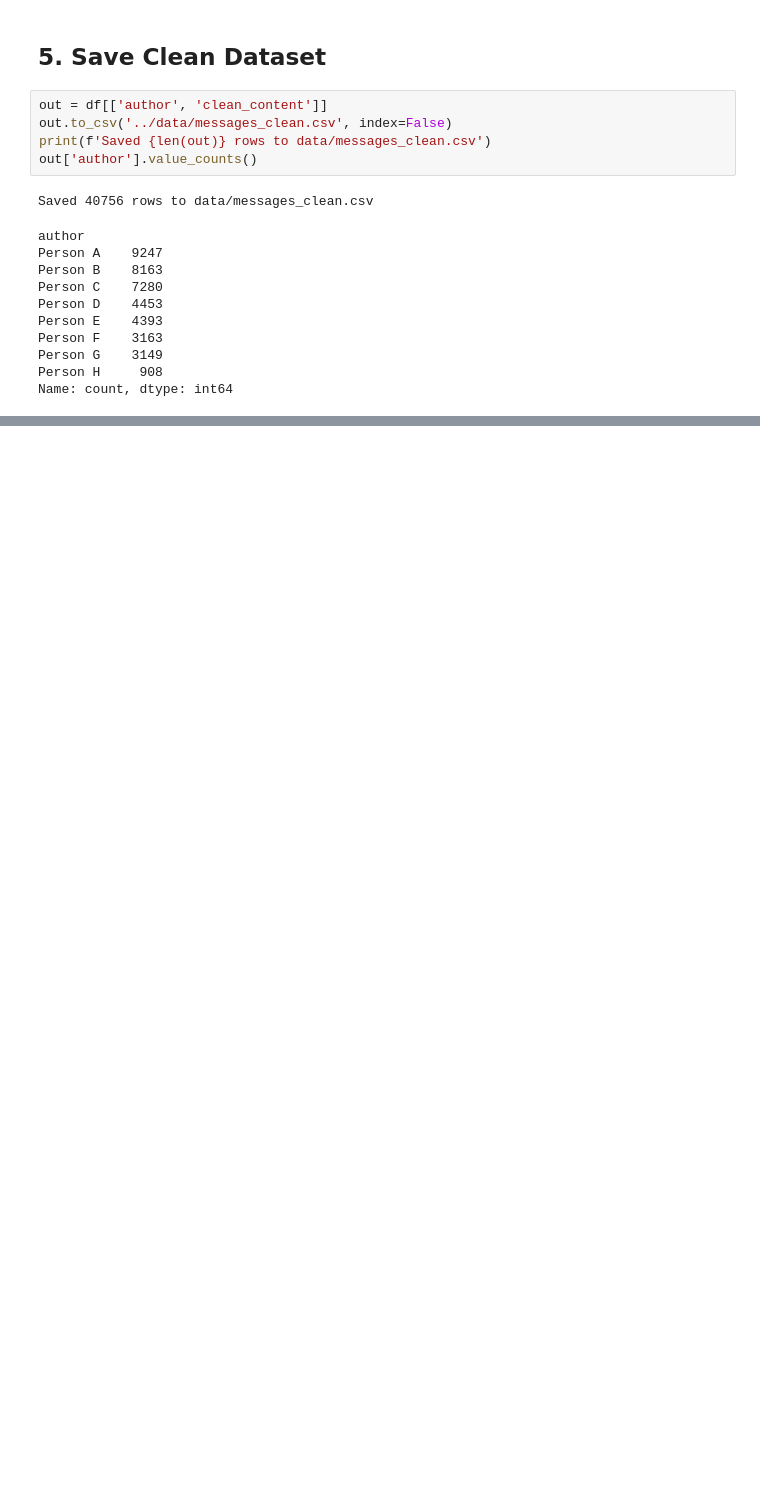
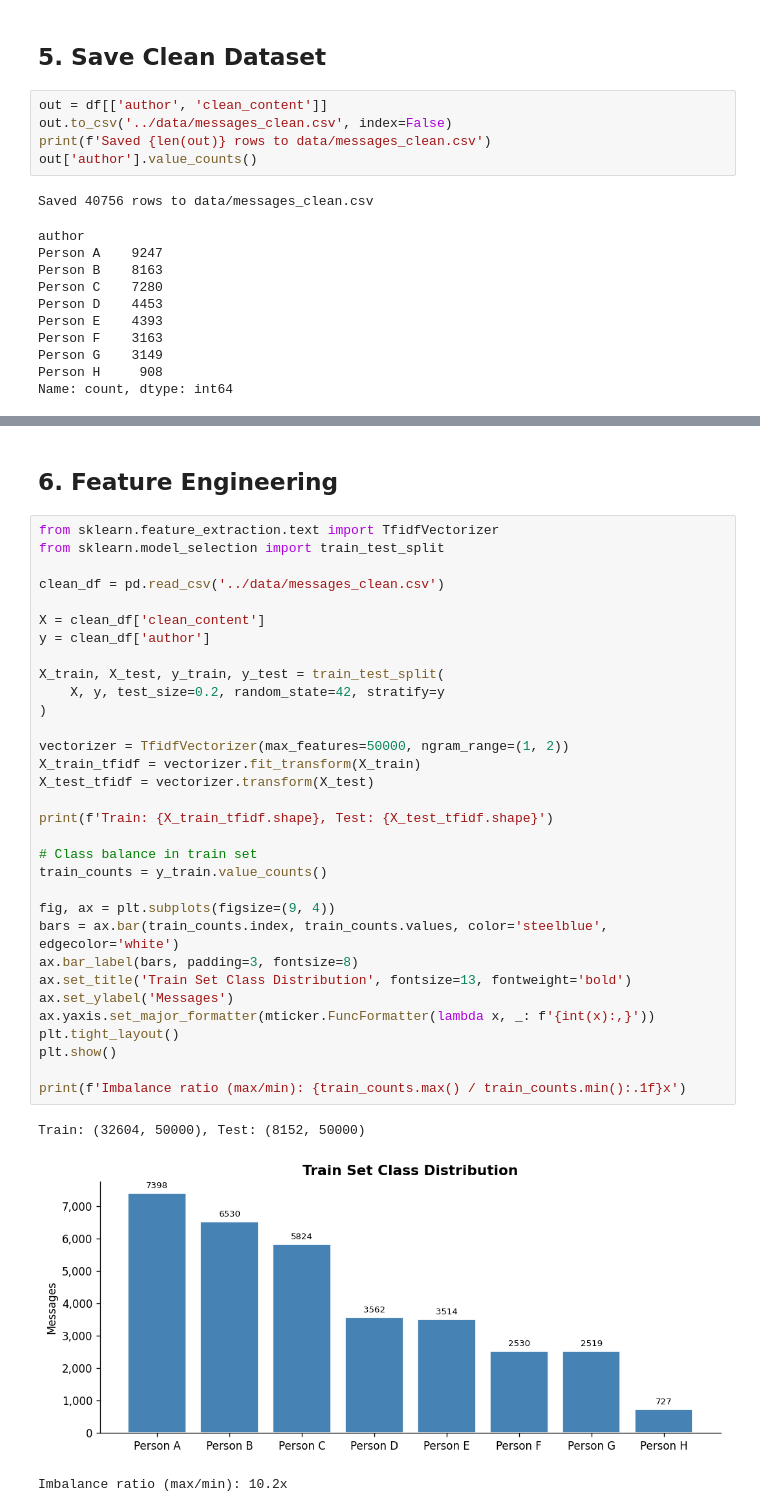
Before and after one commit to Xander-Murray/who_said, a Jupyter notebook: notebooks/eda_preprocessing.ipynb, the cells around one changed output, grey strips where cells are left out. Cells and saved outputs as stored; diff of their text form; blank space fills up the shorter version.

Commit message:
feat: feature engineering, model training and evaluation notebook sections

```diff
--- a/notebooks/eda_preprocessing.ipynb
+++ b/notebooks/eda_preprocessing.ipynb
@@ -253,0 +254,38 @@ Name: count, dtype: int64
+# %% [markdown]
+## 6. Feature Engineering
+# %%
+from sklearn.feature_extraction.text import TfidfVectorizer
+from sklearn.model_selection import train_test_split
+
+clean_df = pd.read_csv('../data/messages_clean.csv')
+
+X = clean_df['clean_content']
+y = clean_df['author']
+
+X_train, X_test, y_train, y_test = train_test_split(
+    X, y, test_size=0.2, random_state=42, stratify=y
+)
+
+vectorizer = TfidfVectorizer(max_features=50000, ngram_range=(1, 2))
+X_train_tfidf = vectorizer.fit_transform(X_train)
+X_test_tfidf = vectorizer.transform(X_test)
+
+print(f'Train: {X_train_tfidf.shape}, Test: {X_test_tfidf.shape}')
+
+# Class balance in train set
+train_counts = y_train.value_counts()
+
+fig, ax = plt.subplots(figsize=(9, 4))
+bars = ax.bar(train_counts.index, train_counts.values, color='steelblue', edgecolor='white')
+ax.bar_label(bars, padding=3, fontsize=8)
+ax.set_title('Train Set Class Distribution', fontsize=13, fontweight='bold')
+ax.set_ylabel('Messages')
+ax.yaxis.set_major_formatter(mticker.FuncFormatter(lambda x, _: f'{int(x):,}'))
+plt.tight_layout()
+plt.show()
+
+print(f'Imbalance ratio (max/min): {train_counts.max() / train_counts.min():.1f}x')
+# %% [output]
+Train: (32604, 50000), Test: (8152, 50000)
+[figure, added]
+Imbalance ratio (max/min): 10.2x
```
Also changed, not shown: parts of 10 cells of this notebook.
